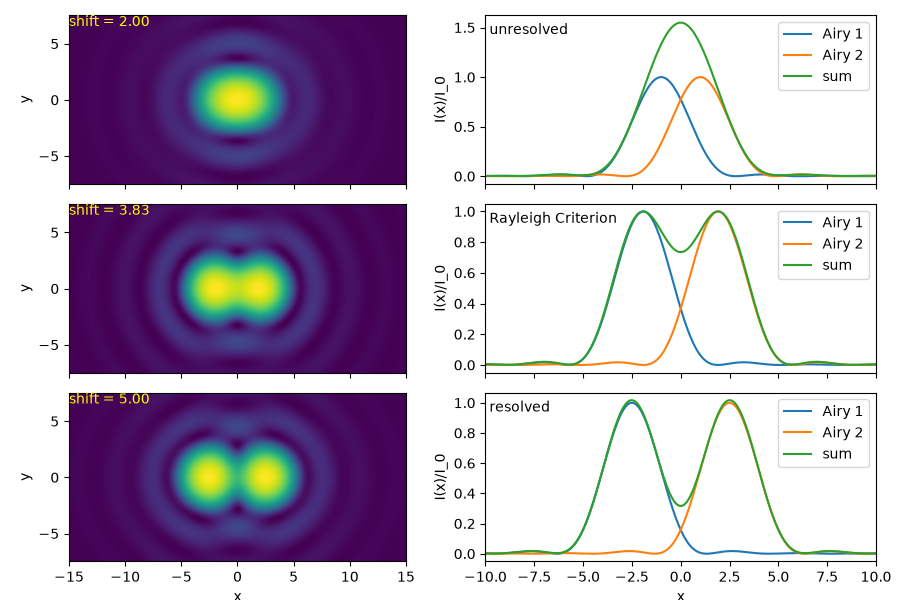
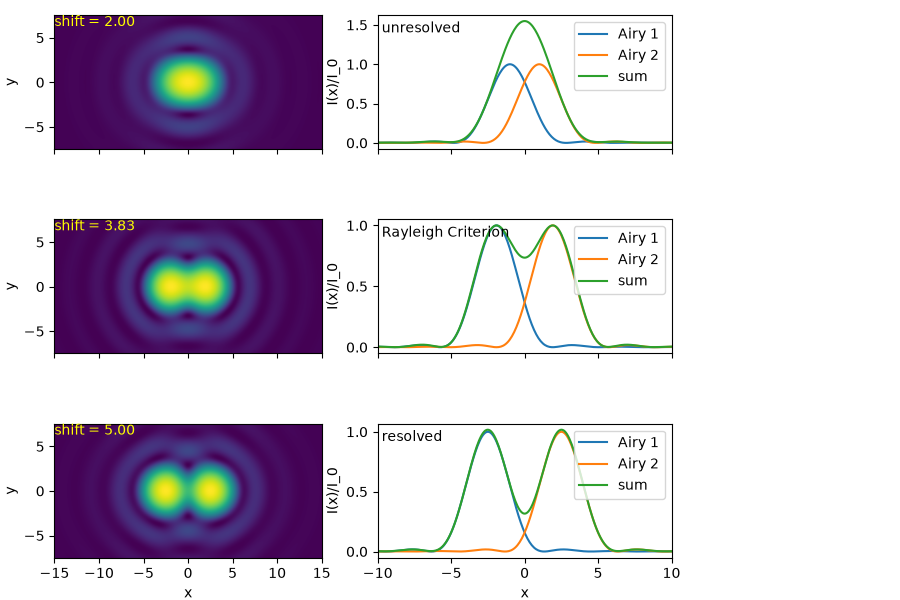
The change to this notebook cell's code, shown as a diff; its figure went from the first image to the second:
--- before
+++ after
@@ -6,6 +6,8 @@
 
 [x,y] = np.meshgrid(x1,x1);
+plt.close('all')
+plt.figure()
+fig,ax = plt.subplots(3,2, figsize=(9,6))
 
-fig,ax = plt.subplots(3,2, figsize=(9,6))
 for i in range(3): 
     shift = separation[i]  
@@ -39,4 +41,4 @@
 
 ax[2,0].set_xlabel('x')
-ax[2,1].set_xlabel('x')
-fig.show();
+ax[2,1].set_xlabel('x');
+fig.show()

Commit: update